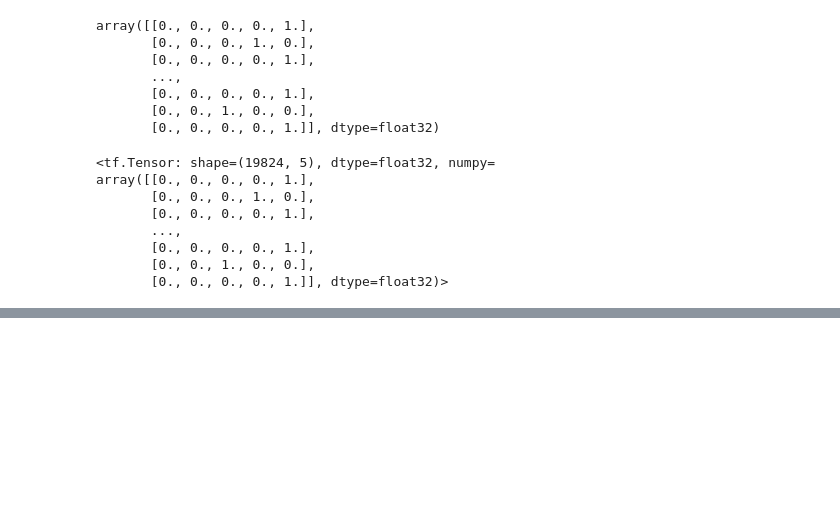
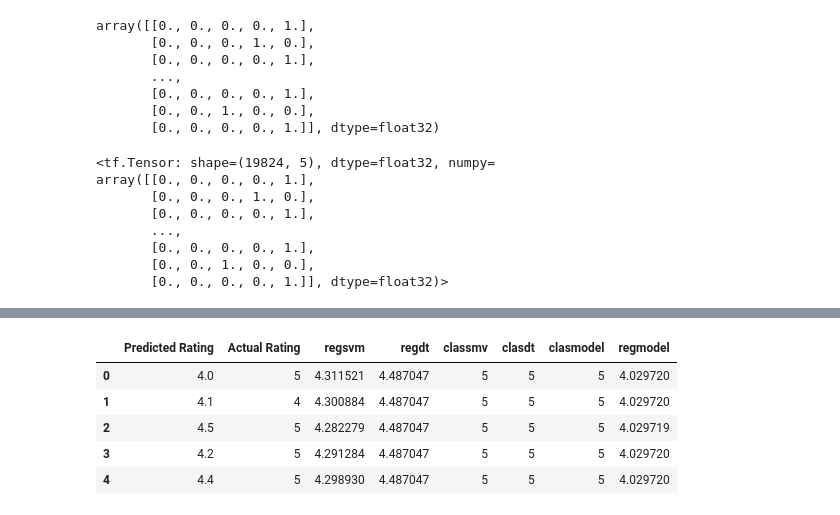
Before and after one commit to LeaKleemann/HA_MaschinellesLernen_MADS23oB, a Jupyter notebook: predictrating.ipynb, the cells around one changed output, grey strips where cells are left out. Drawn from its saved outputs; the diff is of its cells as text; code cells hidden in the pictures; blank space fills up the shorter version.

```diff
--- a/predictrating.ipynb
+++ b/predictrating.ipynb
@@ -564,0 +595,13 @@ array([[0., 0., 0., 0., 1.],
+# %%
+x=datadf[['user_id_mapping', 'num_pages',
+       'ratings_count', 'biography', 'children', 'comics', 'crime', 'fantasy',
+       'fiction', 'graphic', 'historicalfiction', 'history', 'mystery',
+       'nonfiction', 'paranormal', 'poetry', 'romance', 'thriller',
+       'youngadult', 'latentdirichletallocation0',
+       'latentdirichletallocation1', 'latentdirichletallocation2']]
+y=datadf[['Predicted Rating', 'Actual Rating',]]
+# %%
+y['regsvm']=regsvmmodel.best_estimator_.predict(x)
+y['regdt']=regdtmodel.best_estimator_.predict(x)
+y['classvm']=classvmmodel.best_estimator_.predict(x)
+y['clasdt']=clasdtmodel.best_estimator_.predict(x)
@@ -564,0 +629,2 @@ array([[0., 0., 0., 0., 1.],
+# %%
+y['regmodel']=regmodel.predict(tf.convert_to_tensor(x))
@@ -564,0 +638,9 @@ array([[0., 0., 0., 0., 1.],
+# %%
+def get_class_pred(x):
+    pred=classmodel.predict(tf.convert_to_tensor(x))
+    classpred=[]
+    for x in pred:
+        classpred.append(np.argmax(x)+1)
+    return classpred
+
+y['clasmodel']=get_class_pred(x)
@@ -564,0 +656,9 @@ array([[0., 0., 0., 0., 1.],
+# %%
+y.head()
+# %% [output]
+|  | Predicted Rating | Actual Rating | regsvm | regdt | classmv | clasdt | clasmodel | regmodel |
+| 0 | 4.0 | 5 | 4.311521 | 4.487047 | 5 | 5 | 5 | 4.029720 |
+| 1 | 4.1 | 4 | 4.300884 | 4.487047 | 5 | 5 | 5 | 4.029720 |
+| 2 | 4.5 | 5 | 4.282279 | 4.487047 | 5 | 5 | 5 | 4.029719 |
+| 3 | 4.2 | 5 | 4.291284 | 4.487047 | 5 | 5 | 5 | 4.029720 |
+| 4 | 4.4 | 5 | 4.298930 | 4.487047 | 5 | 5 | 5 | 4.029720 |
```
Also changed, not shown: parts of 10 cells of this notebook, 1 other file.
